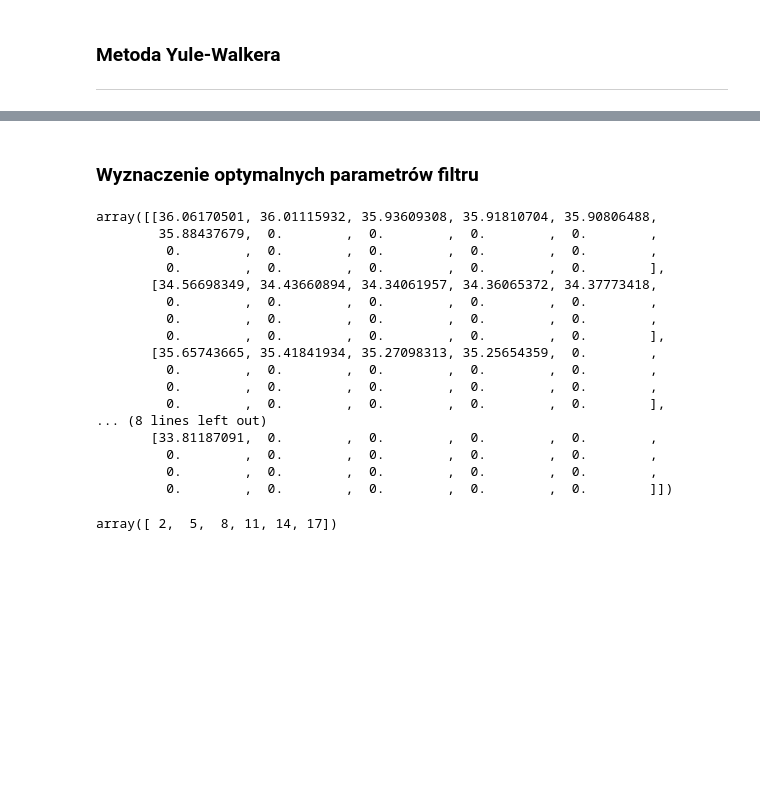
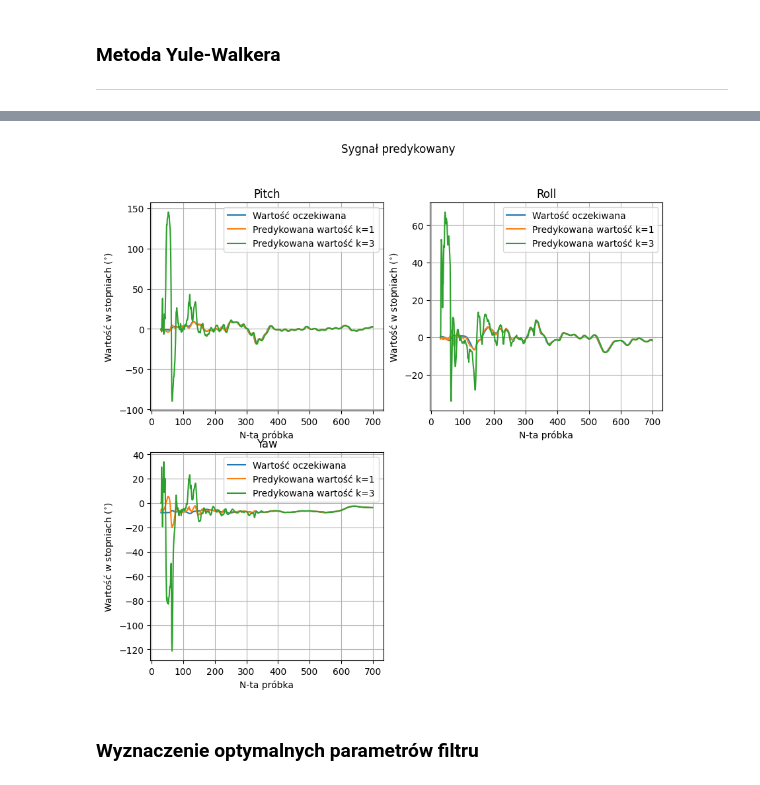
Before and after one commit to BezdzietnyAntoni/QuaternionPredictionAR, a Jupyter notebook: DroneYule.ipynb, the cells around one changed output, grey strips where cells are left out. Cells and saved outputs as stored; diff of their text form; code cells hidden in the pictures; blank space fills up the shorter version.

```diff
--- a/DroneYule.ipynb
+++ b/DroneYule.ipynb
@@ -68,3 +69,19 @@ qv.displayPredictionError(x,y,K_FORECAST)
+# %%
+start_value = START_WINDOW
+end_value = 700
+
+qv.display_quat_as_euler([x[start_value:end_value],
+                          y[0, start_value:end_value],
+                          y[1, start_value:end_value],],
+                         [range(start_value,end_value),
+                          range(start_value,end_value),
+                          range(start_value,end_value),],
+                         ['Wartość oczekiwana',
+                          'Predykowana wartość k=1',
+                          'Predykowana wartość k=3',
+                          ], title='Sygnał predykowany')
+# %% [output]
+[figure, added]
 # %% [markdown]
 ### Wyznaczenie optymalnych parametrów filtru
 # %%
@@ -117,24 +133,0 @@ for n, p_order in enumerate(p_orders):
-# %%
-prediction_gains[1,:,:]
-# %% [output]
-array([[36.06170501, 36.01115932, 35.93609308, 35.91810704, 35.90806488,
-        35.88437679,  0.        ,  0.        ,  0.        ,  0.        ,
-         0.        ,  0.        ,  0.        ,  0.        ,  0.        ,
-         0.        ,  0.        ,  0.        ,  0.        ,  0.        ],
-       [34.56698349, 34.43660894, 34.34061957, 34.36065372, 34.37773418,
-         0.        ,  0.        ,  0.        ,  0.        ,  0.        ,
-         0.        ,  0.        ,  0.        ,  0.        ,  0.        ,
-         0.        ,  0.        ,  0.        ,  0.        ,  0.        ],
-       [35.65743665, 35.41841934, 35.27098313, 35.25654359,  0.        ,
-         0.        ,  0.        ,  0.        ,  0.        ,  0.        ,
-         0.        ,  0.        ,  0.        ,  0.        ,  0.        ,
-         0.        ,  0.        ,  0.        ,  0.        ,  0.        ],
-... (8 lines left out)
-       [33.81187091,  0.        ,  0.        ,  0.        ,  0.        ,
-         0.        ,  0.        ,  0.        ,  0.        ,  0.        ,
-         0.        ,  0.        ,  0.        ,  0.        ,  0.        ,
-         0.        ,  0.        ,  0.        ,  0.        ,  0.        ]])
-# %%
-p_orders
-# %% [output]
-array([ 2,  5,  8, 11, 14, 17])
```
Also changed, not shown: parts of 13 cells of this notebook, 1 other file.
